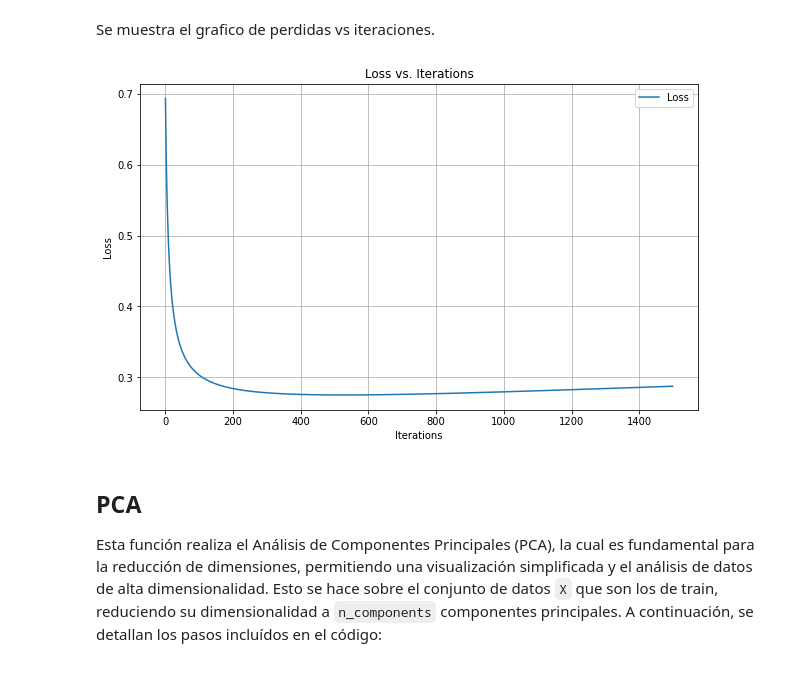
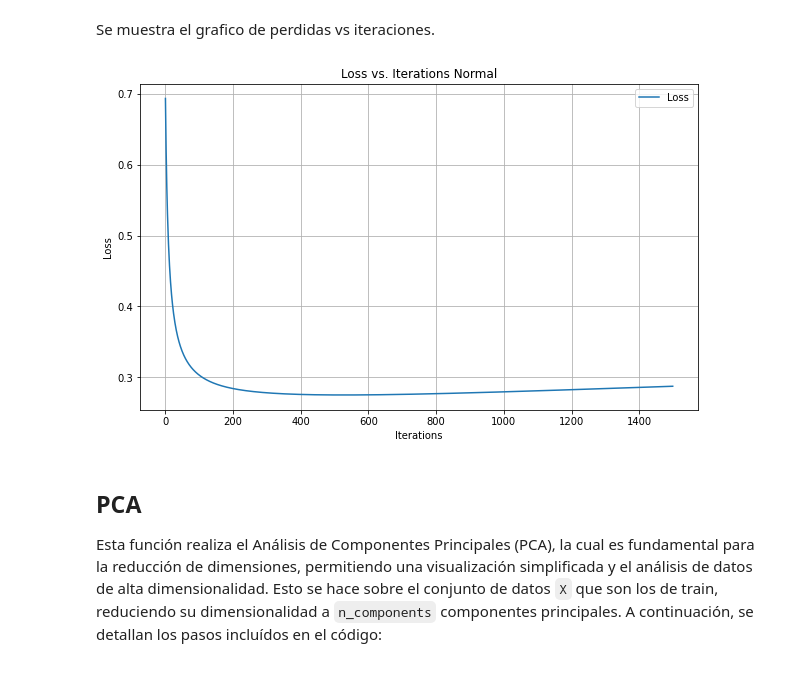
Before and after one commit to natalia-romero/deep_learning, a Jupyter notebook: tarea_1/tarea_1.ipynb, the cells around one changed output. Cells and saved outputs as stored; diff of their text form; code cells hidden in the pictures.

```diff
--- a/tarea_1/tarea_1.ipynb
+++ b/tarea_1/tarea_1.ipynb
@@ -135,10 +135,10 @@ class LogisticRegression:
         arr = np.core.records.fromarrays([ids, y_predicted_cls], names='ID,Class')
         return arr
     #funcion para graficar la perdida vs iteraciones
-    def plot_loss(self):
+    def plot_loss(self, text):
         plt.figure(figsize=(10, 6))
         plt.plot(self.losses, label='Loss') # grafica la perdida del modelo actual
-        plt.title('Loss vs. Iterations')
+        plt.title('Loss vs. Iterations '+text)
         plt.xlabel('Iterations')
         plt.ylabel('Loss')
         plt.legend()
@@ -180,9 +180,9 @@ FALSE: 582 (63.19%)
 # %% [markdown]
 Se muestra el grafico de perdidas vs iteraciones.
 # %%
-lr.plot_loss()
+lr.plot_loss('Normal')
 # %% [output]
-[figure, old version]
+[figure, new version]
 # %% [markdown]
 ## PCA
 Esta función realiza el Análisis de Componentes Principales (PCA), la cual es fundamental para la reducción de dimensiones, permitiendo una visualización simplificada y el análisis de datos de alta dimensionalidad. Esto se hace sobre el conjunto de datos `X` que son los de train, reduciendo su dimensionalidad a `n_components` componentes principales. A continuación, se detallan los pasos incluídos en el código:
```
Also changed, not shown: parts of 7 cells of this notebook.
